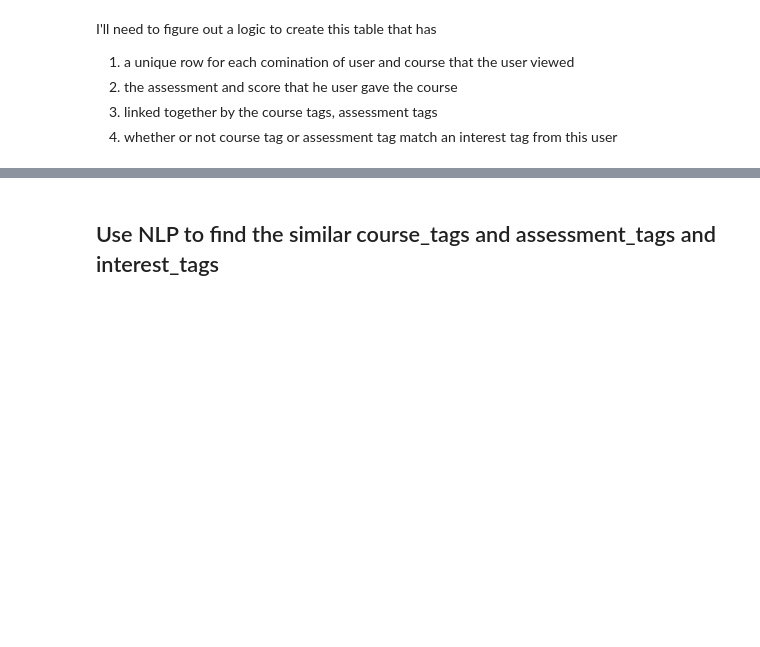
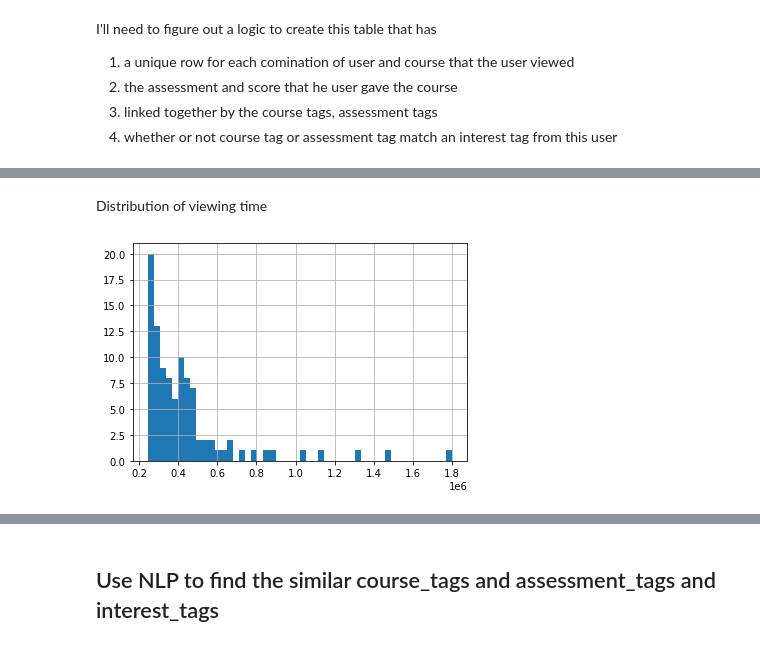
Before and after one commit to MattPat1981/users_api, a Jupyter notebook: code/data_exploration.ipynb, the cells around one changed output, grey strips where cells are left out. Cells and saved outputs as stored; diff of their text form; code cells hidden in the pictures; blank space fills up the shorter version.

```diff
--- a/code/data_exploration.ipynb
+++ b/code/data_exploration.ipynb
@@ -413,0 +472,3 @@ I'll need to figure out a logic to create this table that has
+# %%
+qdt = pd.merge(left=interests, right=views, left_on='user_handle', right_on='user_handle')
+qdt.shape
@@ -413,0 +483,2 @@ I'll need to figure out a logic to create this table that has
+# %%
+qdt = pd.get_dummies(data=qdt, columns=['course_id', 'interest_tag'])
@@ -413,0 +497,2 @@ I'll need to figure out a logic to create this table that has
+# %%
+pivot = pd.pivot_table(qdt, index='user_handle', columns='course_id', values='view_time_seconds')
@@ -413,0 +532,6 @@ I'll need to figure out a logic to create this table that has
+# %% [markdown]
+Distribution of viewing time
+# %%
+pivot.sum(axis=0).sort_values(ascending=False)[:100].hist(bins=50);
+# %% [output]
+[figure, added]
```
Also changed, not shown: parts of 72 cells of this notebook, 6 other files.
